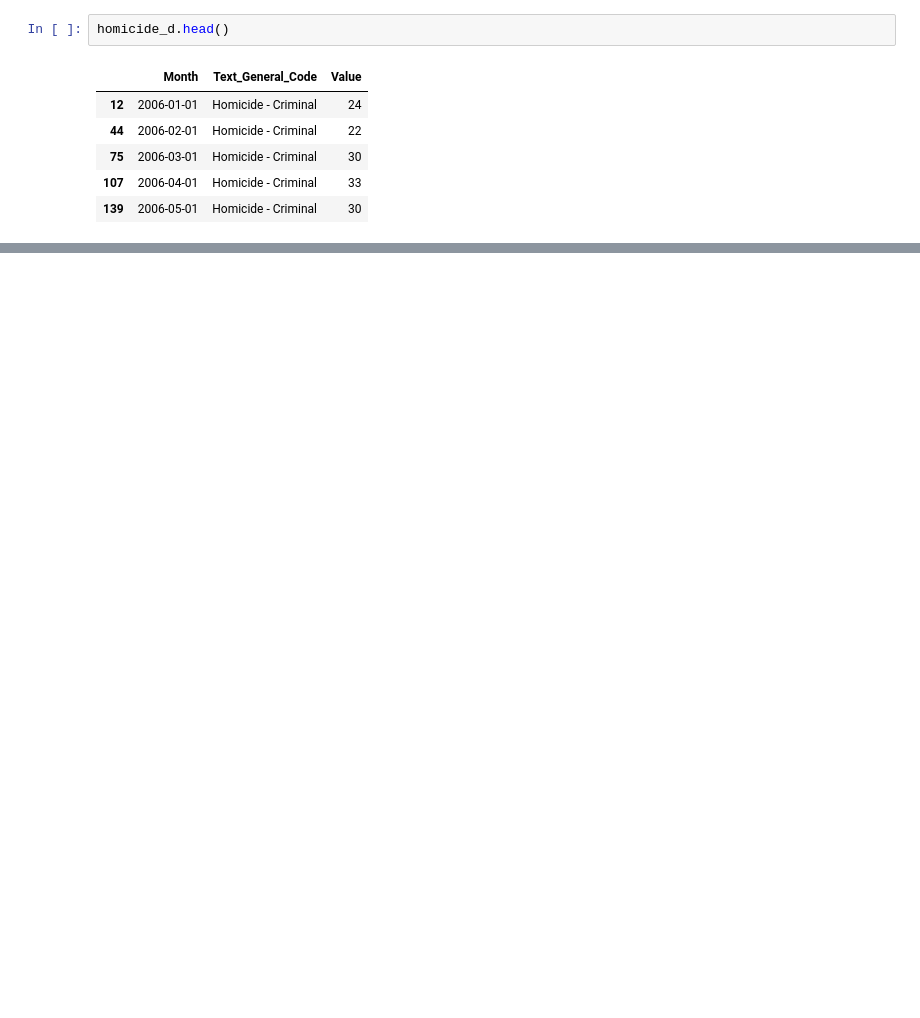
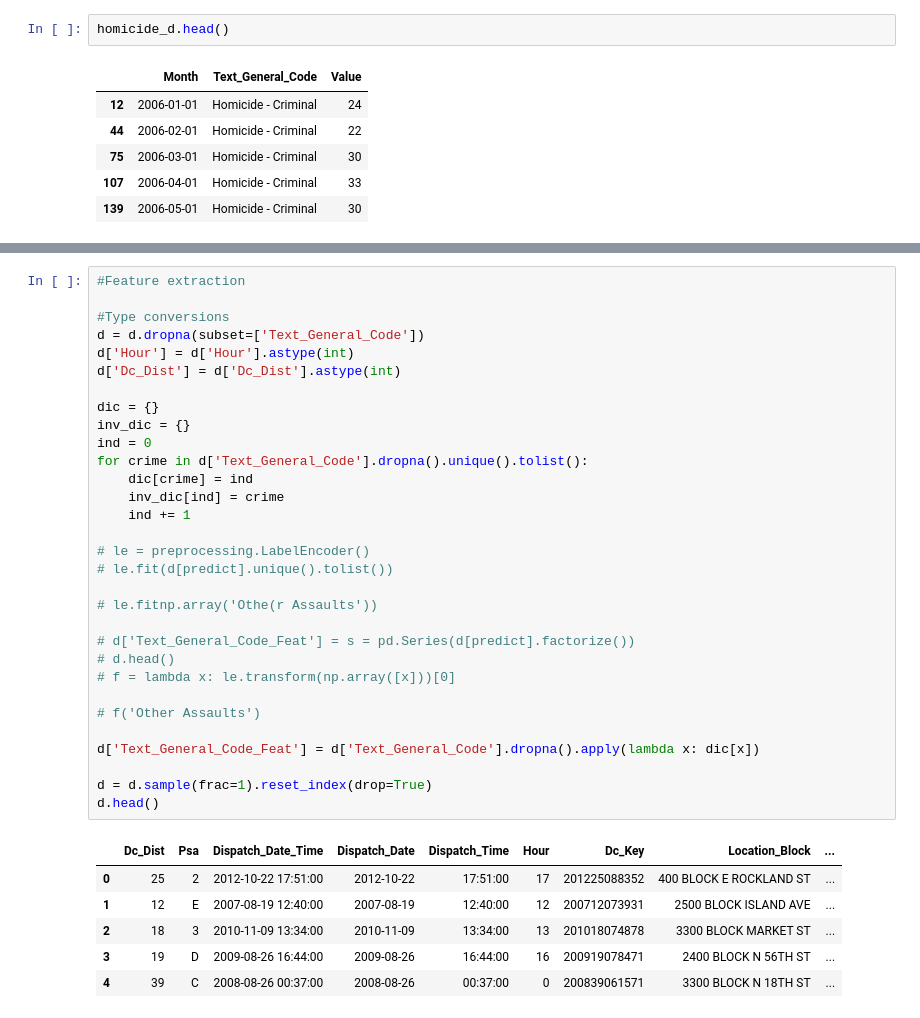
Before and after one commit to alexandremuzio/crime_data_analysis, a Jupyter notebook: crime_analysis.ipynb, the cells around one changed output, grey strips where cells are left out. Drawn from its saved outputs; the diff is of its cells as text; blank space fills up the shorter version.

```diff
--- a/crime_analysis.ipynb
+++ b/crime_analysis.ipynb
@@ -208,0 +233,38 @@ http://server.arcgisonline.com/ArcGIS/rest/services/NatGeo_World_Map/MapServer/e
+# %%
+#Feature extraction
+
+#Type conversions
+d = d.dropna(subset=['Text_General_Code'])
+d['Hour'] = d['Hour'].astype(int)
+d['Dc_Dist'] = d['Dc_Dist'].astype(int)
+
+dic = {}
+inv_dic = {}
+ind = 0
+for crime in d['Text_General_Code'].dropna().unique().tolist():
+    dic[crime] = ind
+    inv_dic[ind] = crime
+    ind += 1
+
+# le = preprocessing.LabelEncoder()
+# le.fit(d[predict].unique().tolist())
+
+# le.fitnp.array('Othe(r Assaults'))
+
+# d['Text_General_Code_Feat'] = s = pd.Series(d[predict].factorize())
+# d.head()
+# f = lambda x: le.transform(np.array([x]))[0]
+
+# f('Other Assaults')
+
+d['Text_General_Code_Feat'] = d['Text_General_Code'].dropna().apply(lambda x: dic[x])
+
+d = d.sample(frac=1).reset_index(drop=True)
+d.head()
+# %% [output]
+|  | Dc_Dist | Psa | Dispatch_Date_Time | Dispatch_Date | Dispatch_Time | Hour | Dc_Key | Location_Block | ... |
+| 0 | 25 | 2 | 2012-10-22 17:51:00 | 2012-10-22 | 17:51:00 | 17 | 201225088352 | 400 BLOCK E ROCKLAND ST | ... |
+| 1 | 12 | E | 2007-08-19 12:40:00 | 2007-08-19 | 12:40:00 | 12 | 200712073931 | 2500 BLOCK ISLAND AVE | ... |
+| 2 | 18 | 3 | 2010-11-09 13:34:00 | 2010-11-09 | 13:34:00 | 13 | 201018074878 | 3300 BLOCK MARKET ST | ... |
+| 3 | 19 | D | 2009-08-26 16:44:00 | 2009-08-26 | 16:44:00 | 16 | 200919078471 | 2400 BLOCK N 56TH ST | ... |
+| 4 | 39 | C | 2008-08-26 00:37:00 | 2008-08-26 | 00:37:00 | 0 | 200839061571 | 3300 BLOCK N 18TH ST | ... |
```
Also changed, not shown: parts of 10 cells of this notebook.
